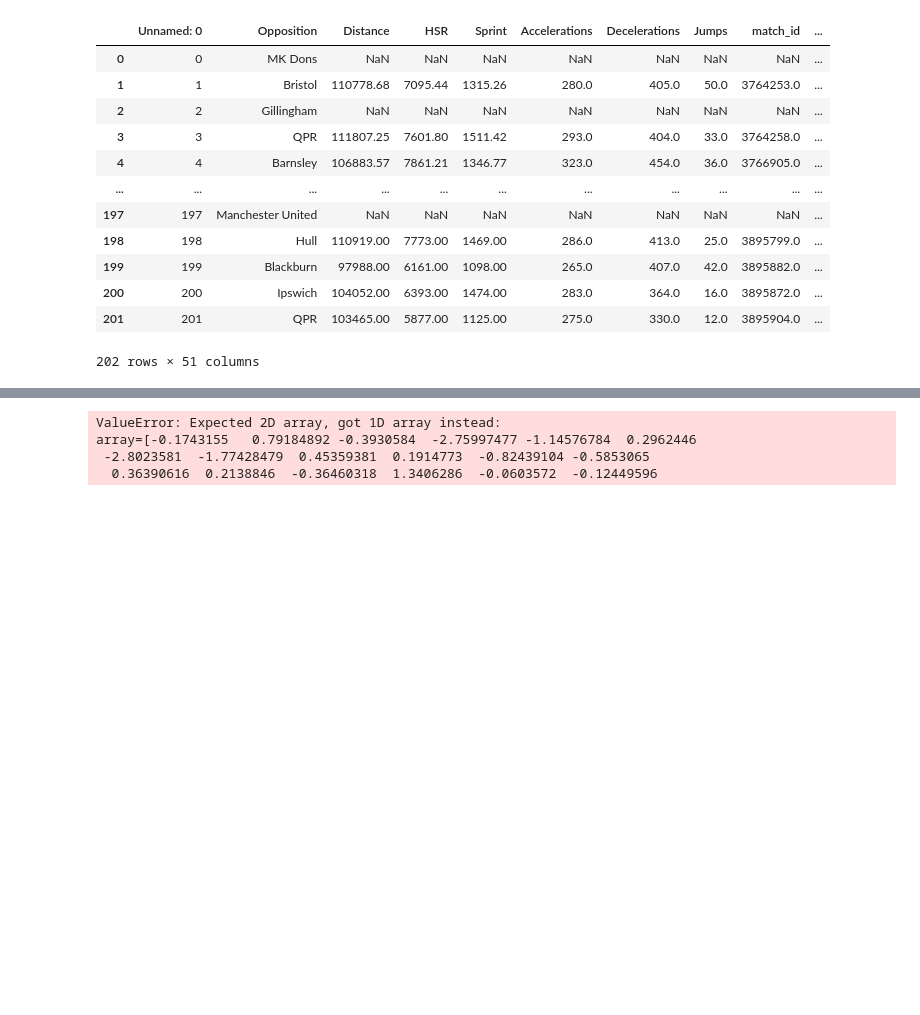
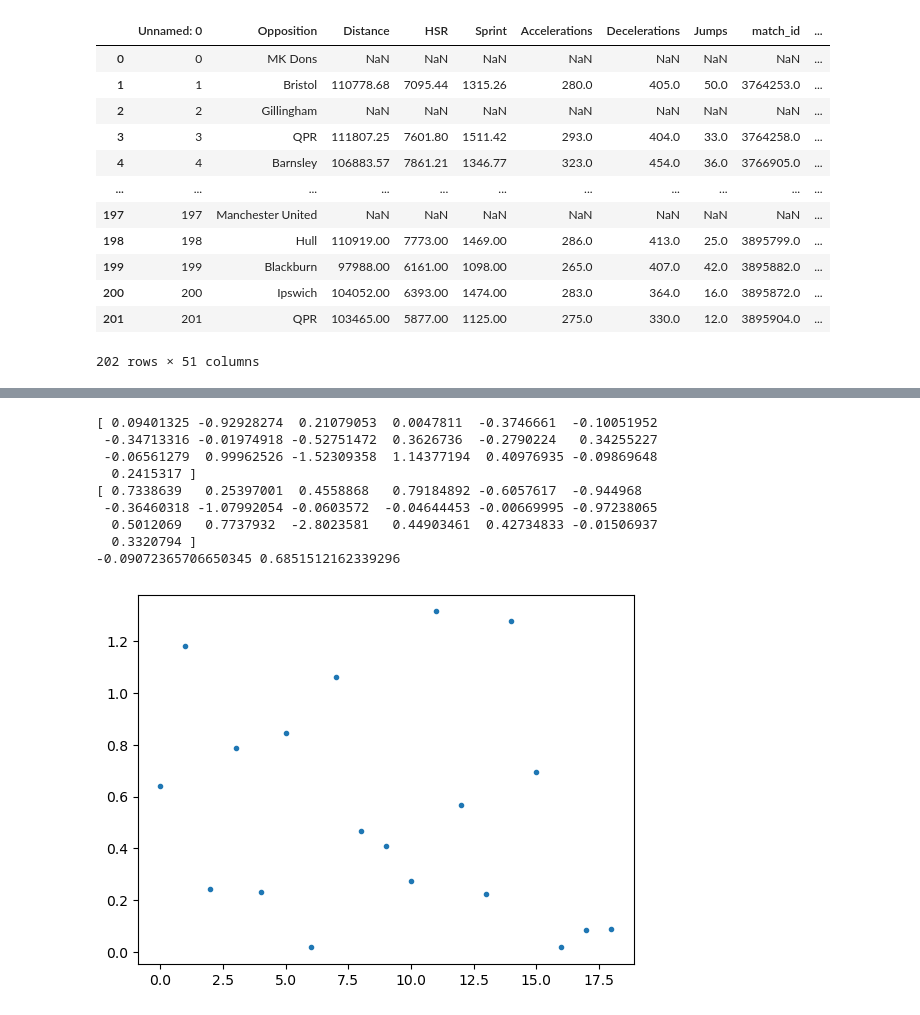
Before and after one commit to gangel27/whack_2024, a Jupyter notebook: George/main.ipynb, the cells around one changed output, grey strips where cells are left out. Saved outputs shown, nothing was run; the diff lists cells and outputs as text; code cells hidden in the pictures; blank space fills up the shorter version.

```diff
--- a/George/main.ipynb
+++ b/George/main.ipynb
@@ -84,26 +98,37 @@ True
 # %%
 xg_goal_diff = output_data[np_xg] - output_data[np_xg_against]
 Y = xg_goal_diff.to_numpy()
 X = feature_data.to_numpy()
 X_norm = (X - X.min()) / (X.max() - X.min())
+Y_norm = (Y - Y.min()) / (Y.max() - Y.min())
 
-x_train = X[:-10]
-x_test = X[-10:]
-y_train = Y[:-10]
-y_test = Y[-10:]
+# x_train = X_norm[:-10]
+# x_test = X_norm[-10:]
+# y_train = Y_norm[:-10]
+# y_test = Y_norm[-10:]
+
+x_train, x_test, y_train, y_test = train_test_split(X,Y, test_size=0.1, shuffle=True)
 
 regr = linear_model.LinearRegression()
 
-    # # Train the model using the train data
+# # Train the model using the train data
 regr.fit(x_train, y_train)
 y_pred = regr.predict(x_test)
 
 print(y_pred)
 print(y_test)
 
-plt.plot([i for i in range(len(y_test))], y_test - y_pred, ".", label="regression")
+plt.plot([i for i in range(len(y_test))], abs(y_test - y_pred), ".", label="regression")
+y_diff = y_test - y_pred
+print(y_diff.mean(), y_diff.std())
 # %% [output]
-ValueError: Expected 2D array, got 1D array instead:
-array=[-0.1743155   0.79184892 -0.3930584  -2.75997477 -1.14576784  0.2962446
- -2.8023581  -1.77428479  0.45359381  0.1914773  -0.82439104 -0.5853065
-  0.36390616  0.2138846  -0.36460318  1.3406286  -0.0603572  -0.12449596
+[ 0.09401325 -0.92928274  0.21079053  0.0047811  -0.3746661  -0.10051952
+ -0.34713316 -0.01974918 -0.52751472  0.3626736  -0.2790224   0.34255227
+ -0.06561279  0.99962526 -1.52309358  1.14377194  0.40976935 -0.09869648
+  0.2415317 ]
+[ 0.7338639   0.25397001  0.4558868   0.79184892 -0.6057617  -0.944968
+ -0.36460318 -1.07992054 -0.0603572  -0.04644453 -0.00669995 -0.97238065
+  0.5012069   0.7737932  -2.8023581   0.44903461  0.42734833 -0.01506937
+  0.3320794 ]
+-0.09072365706650345 0.6851512162339296
+[figure, added]
```
Also changed, not shown: parts of 4 cells of this notebook.
